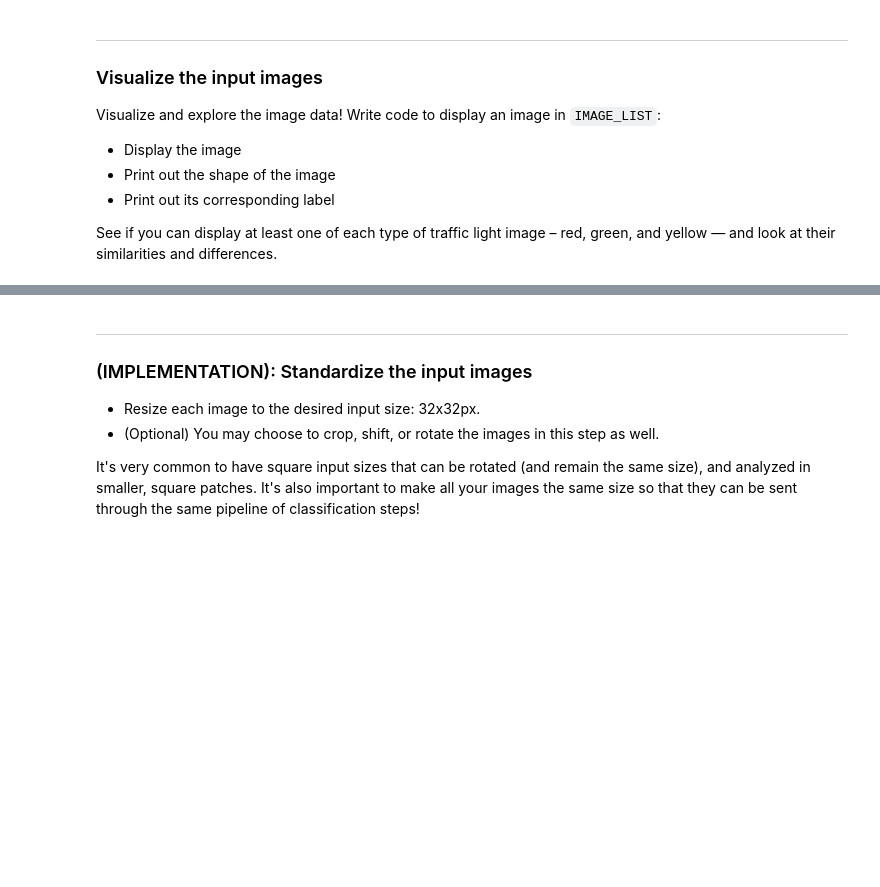
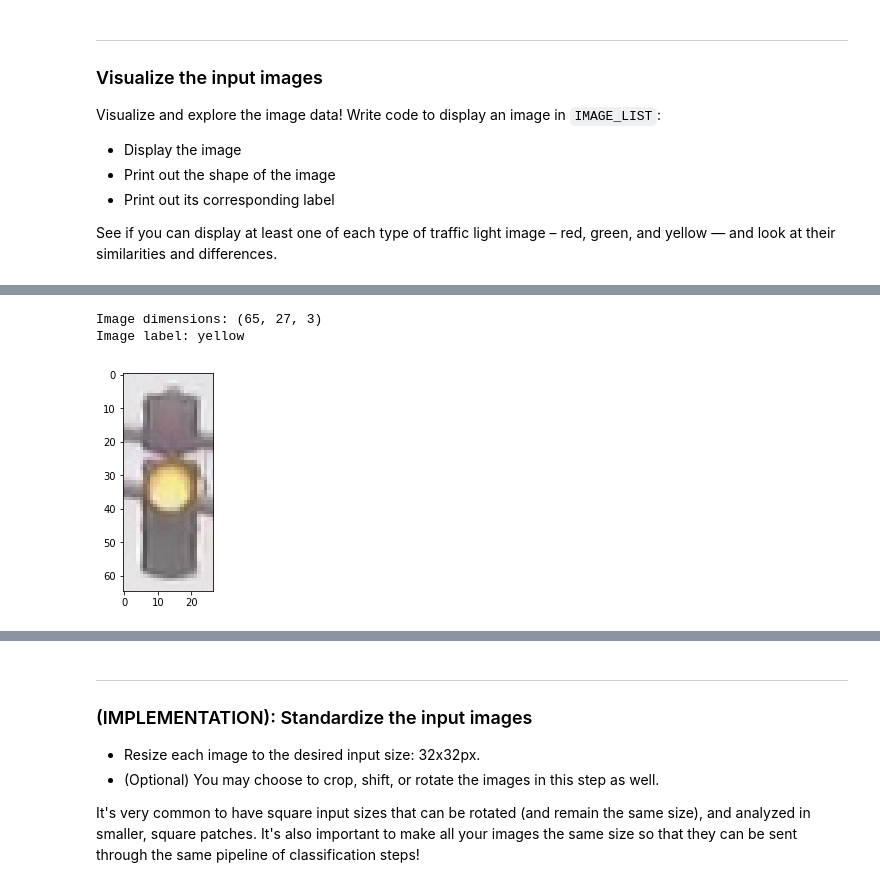
Before and after one commit to manocormen/traffic-light-classifier, a Jupyter notebook: Traffic_Light_Classifier.ipynb, the cells around one changed output, grey strips where cells are left out. Saved outputs shown, nothing was run; the diff lists cells and outputs as text; code cells hidden in the pictures; blank space fills up the shorter version.

```diff
--- a/Traffic_Light_Classifier.ipynb
+++ b/Traffic_Light_Classifier.ipynb
@@ -111,0 +166,7 @@ plt.imshow(selected_image)
+# %%
+# Display yellow traffic light
+display_image_and_info(IMAGE_LIST, 724)
+# %% [output]
+Image dimensions: (65, 27, 3)
+Image label: yellow
+[figure, added]
```
Also changed, not shown: parts of 8 cells of this notebook.
